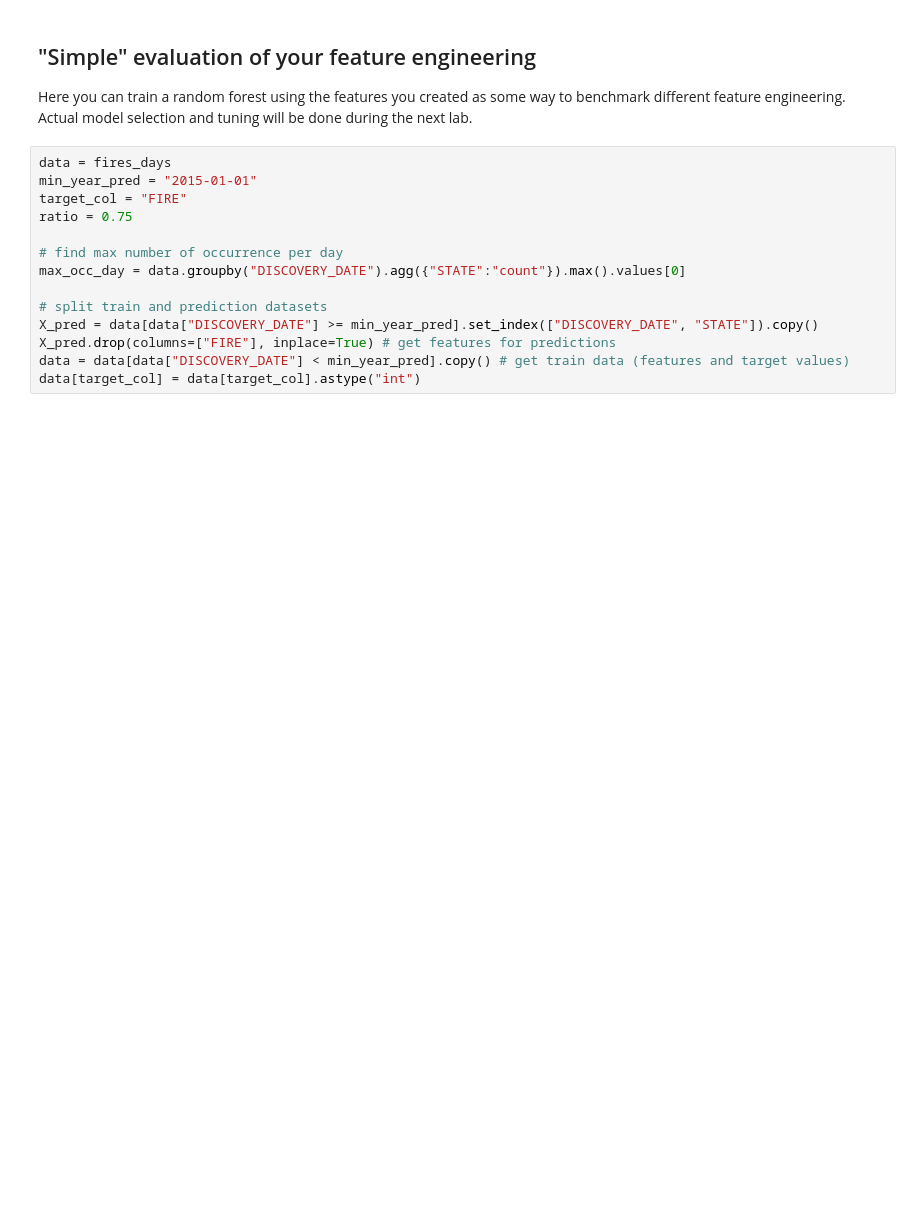
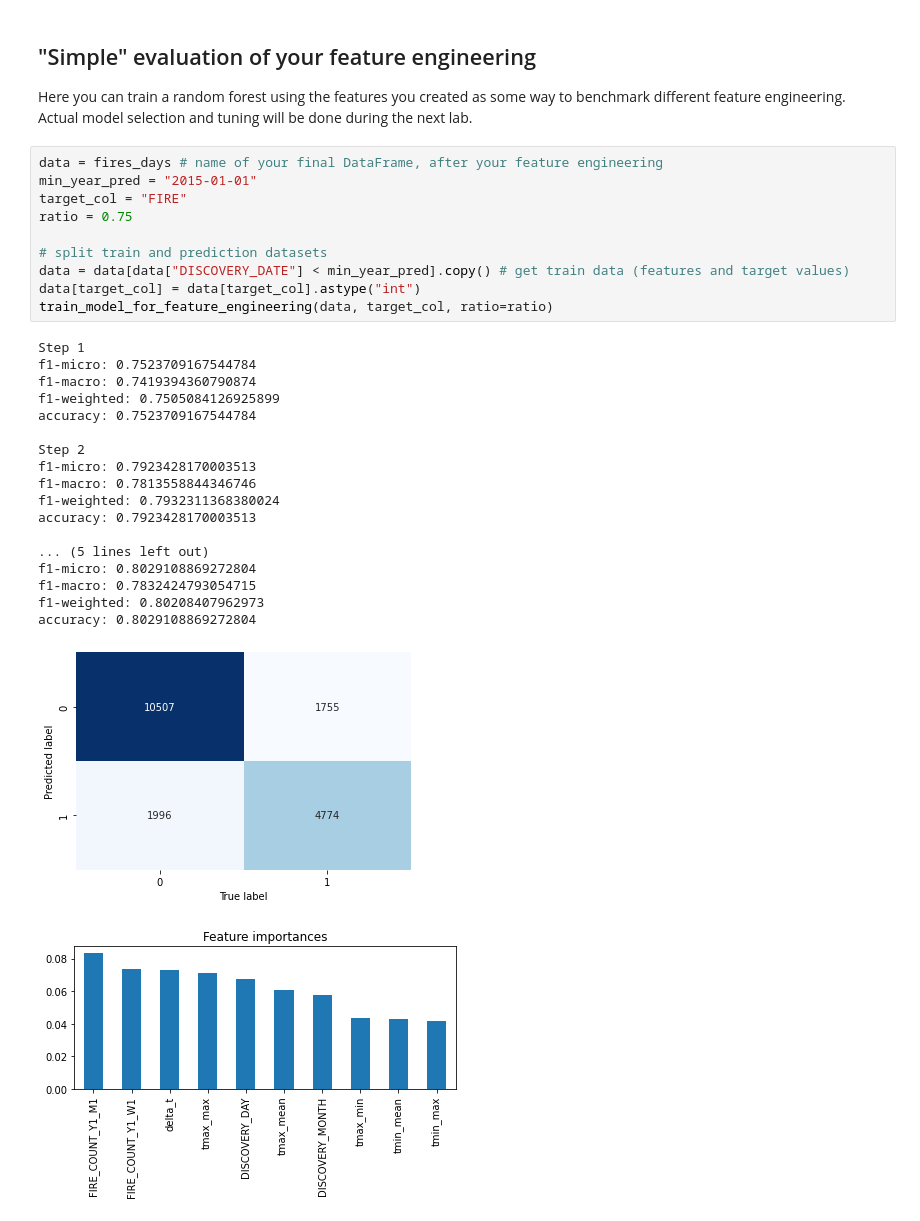
Before and after one commit to YannBerthelotCap/bootcamp-hiparis2022, a Jupyter notebook: 4_feature_engineering.ipynb, the cells around one changed output. Saved outputs shown, nothing was run; the diff lists cells and outputs as text; blank space fills up the shorter version.

```diff
--- a/4_feature_engineering.ipynb
+++ b/4_feature_engineering.ipynb
@@ -199,16 +365,32 @@ fires_days.to_csv("./data/3_input_model/input_model.csv", index=False)
 ## "Simple" evaluation of your feature engineering
 Here you can train a random forest using the features you created as some way to benchmark different feature engineering. Actual model selection and tuning will be done during the next lab.
 # %%
-data = fires_days
+data = fires_days # name of your final DataFrame, after your feature engineering
 min_year_pred = "2015-01-01"
 target_col = "FIRE"
 ratio = 0.75
 
-# find max number of occurrence per day
-max_occ_day = data.groupby("DISCOVERY_DATE").agg({"STATE":"count"}).max().values[0]
-
 # split train and prediction datasets
-X_pred = data[data["DISCOVERY_DATE"] >= min_year_pred].set_index(["DISCOVERY_DATE", "STATE"]).copy()
-X_pred.drop(columns=["FIRE"], inplace=True) # get features for predictions
 data = data[data["DISCOVERY_DATE"] < min_year_pred].copy() # get train data (features and target values)
 data[target_col] = data[target_col].astype("int")
+train_model_for_feature_engineering(data, target_col, ratio=ratio)
+# %% [output]
+Step 1
+f1-micro: 0.7523709167544784
+f1-macro: 0.7419394360790874
+f1-weighted: 0.7505084126925899
+accuracy: 0.7523709167544784
+
+Step 2
+f1-micro: 0.7923428170003513
+f1-macro: 0.7813558844346746
+f1-weighted: 0.7932311368380024
+accuracy: 0.7923428170003513
+
+... (5 lines left out)
+f1-micro: 0.8029108869272804
+f1-macro: 0.7832424793054715
+f1-weighted: 0.80208407962973
+accuracy: 0.8029108869272804
+[figure, added]
+[figure, added]
```
Also changed, not shown: parts of 22 cells of this notebook, 4 other files.
